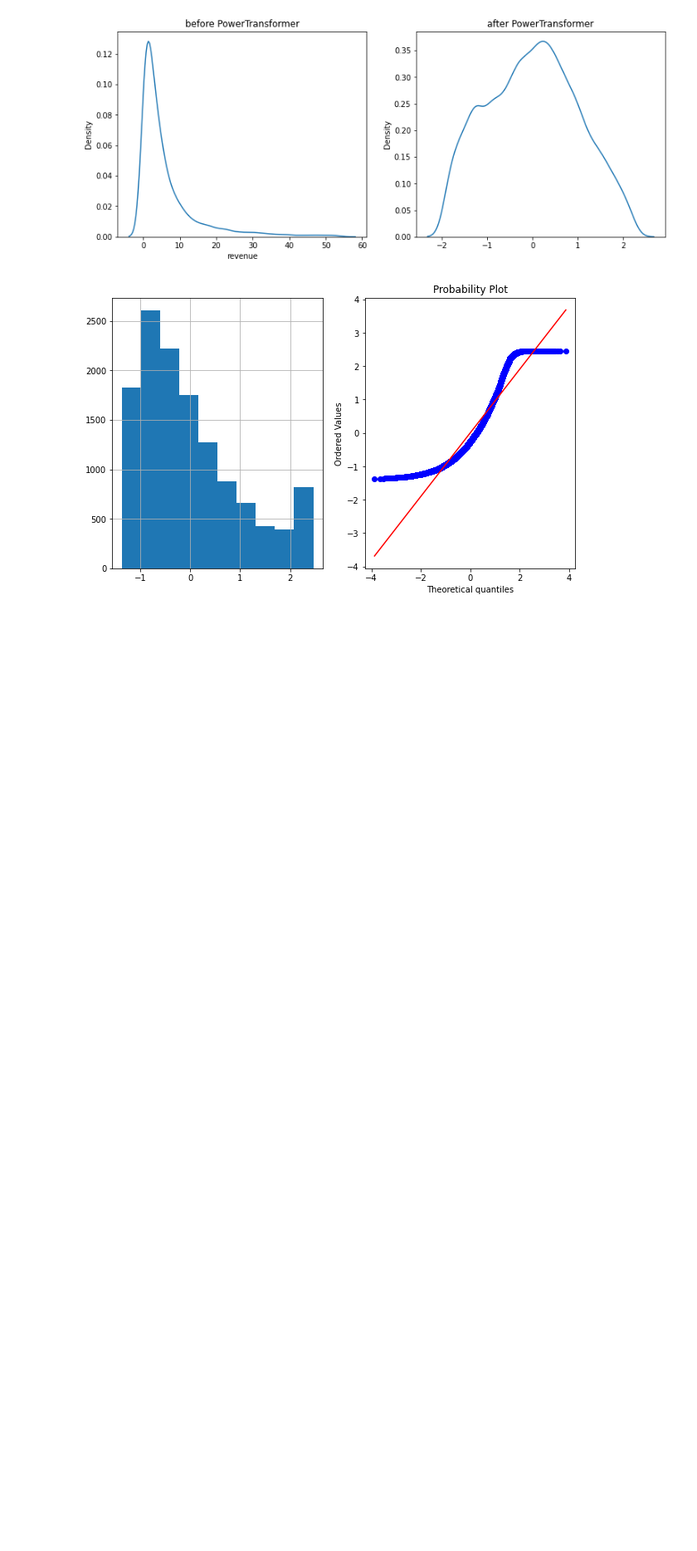
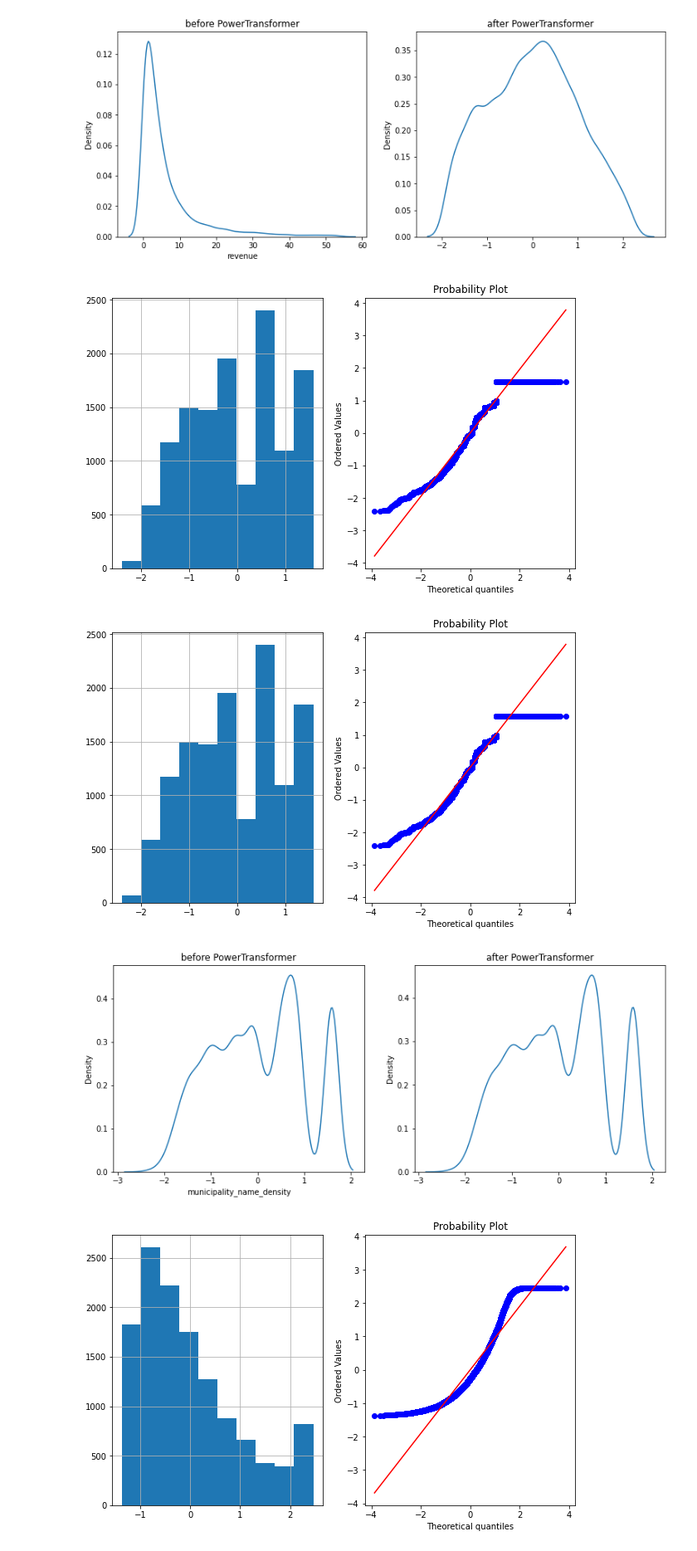
Before and after one commit to SimenQ/machine_learning, a Jupyter notebook: notebooks/Arash/scaling_transformation.ipynb, the cells around one changed output. Shown at 83% size. Saved outputs shown, nothing was run; the diff lists cells and outputs as text; code cells hidden in the pictures; blank space fills up the shorter version.

```diff
--- a/notebooks/Arash/scaling_transformation.ipynb
+++ b/notebooks/Arash/scaling_transformation.ipynb
@@ -107,2 +235,7 @@ def plots(df, var, t):
 # %% [markdown]
 ### Transforming the respective columns
+# %%
+
+distance_train["bus_distance_to_store"] = distance_train.iloc[:, 17:23].min(axis = 1)
+distance_train["stores_in_radius"] = radius[["storesinradiustransformer__in_radius"]]
+distance_train.drop(distance_train.iloc[:, 17:23], inplace=True, axis = 1)
@@ -131,14 +296,18 @@ features_test_transformed = powertransformer_boxcox(income_test_transformed, oth
 # %%
 plaace_df = plaace_hierarchy.drop(["sales_channel_name", "lv1_desc", "lv2_desc", "lv3_desc", "lv4_desc"], axis = 1)
-#plaace_df[["lv1", "lv2", "lv3", "lv4"]] = plaace_df[["lv1", "lv2", "lv3", "lv4"]].astype(str)
-plaace_df[["lv2", "lv3", "lv4"]] = plaace_df[["lv2", "lv3", "lv4"]].str.replace(".", "_", inplace = True)
+plaace_df[["lv1", "lv2", "lv3", "lv4"]] = plaace_df[["lv1", "lv2", "lv3", "lv4"]].astype(str)
+plaace_df["lv2"] = plaace_df["lv2"].apply(lambda x: x.replace(".","_"))
+plaace_df["lv3"] = plaace_df["lv3"].apply(lambda x: x.replace(".","_"))
+plaace_df["lv4"] = plaace_df["lv4"].apply(lambda x: x.replace(".","_"))
 
-new_stores_train = distance_train.merge(plaace_df, how = "left", on = "plaace_hierarchy_id")
-new_train = new_stores_train.drop(["plaace_hierarchy_id"], axis = 1).set_index("store_id")
+train = all_transformed.merge(plaace_df, how = "left", on = "plaace_hierarchy_id")
+train[["lastname", "firstname", "high_income", "low_income", "high_density", "low_density"]] = simens_df[["lastname", "firstname", "high_income", "low_income", "high_density", "low_density"]]
+new_train = train.drop(["plaace_hierarchy_id"], axis = 1).set_index("store_id")
 
-new_stores_test = distance_test.merge(plaace_df, how = "left", on = "plaace_hierarchy_id")
-new_test = new_stores_test.drop(["plaace_hierarchy_id"], axis = 1).set_index("store_id")
+test = all_test_transformed.merge(plaace_df, how = "left", on = "plaace_hierarchy_id")
+test[["lastname", "firstname", "high_income", "low_income", "high_density", "low_density"]] = simens_test[["lastname", "firstname", "high_income", "low_income", "high_density", "low_density"]]
+new_test = test.drop(["plaace_hierarchy_id"], axis = 1).set_index("store_id")
 
 
-plaace_df
+new_train
 # %% [output]
@@ -225,6 +407,14 @@ plots(train_without_outliers, "revenue", PowerTransformer())
 # %% [output]
 [figure]
 [figure]
+# %%
+plot_data(distance_train, "municipality_name_density")
+plot_data(new_stores_train, "municipality_name_density")
+plots(distance_train, "municipality_name_density", PowerTransformer())
+# %% [output]
+[figure, added]
+[figure, added]
+[figure, added]
 # %%
 plot_data(features_transformed, "pt_yeo_distance_to_mangler_viktighetsnivå")
 # %% [output]
```
Also changed, not shown: parts of 25 cells of this notebook, 21 other files.
